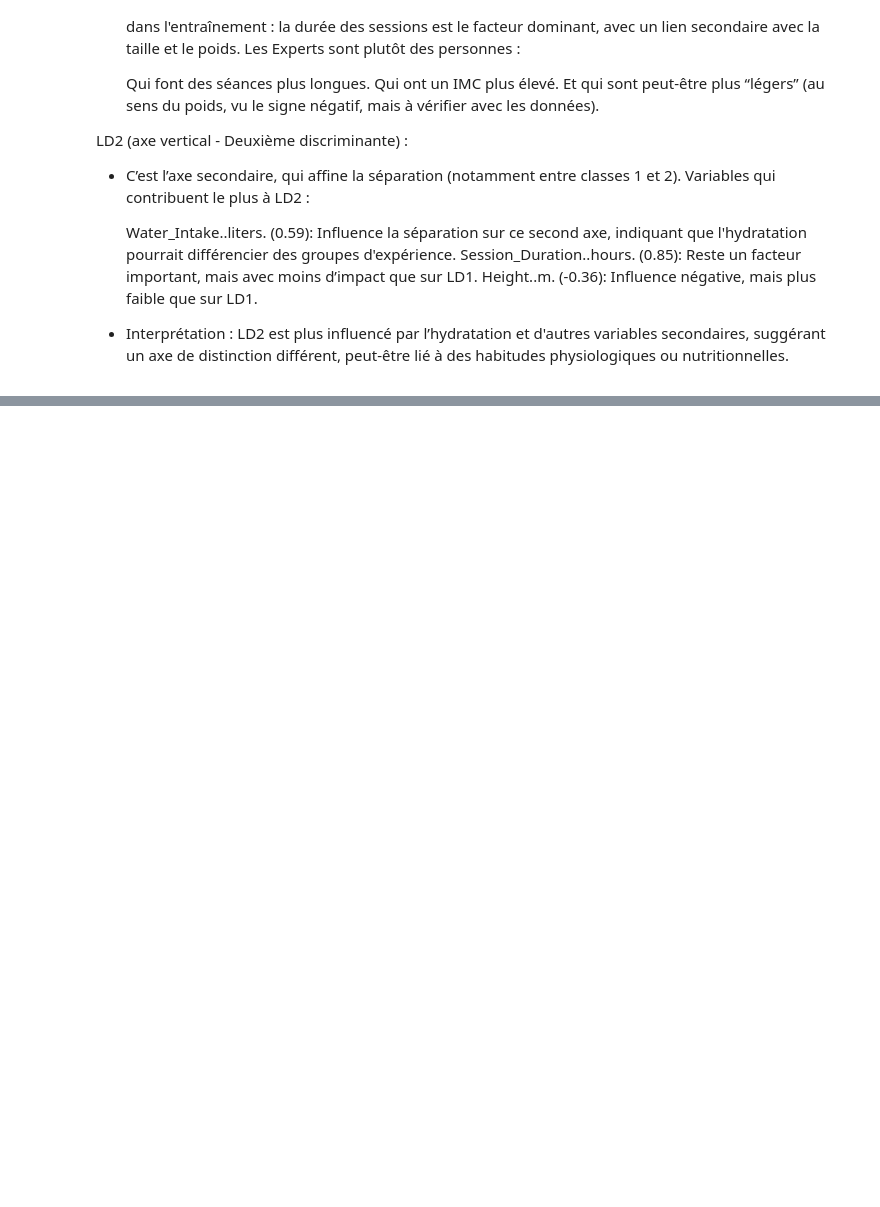
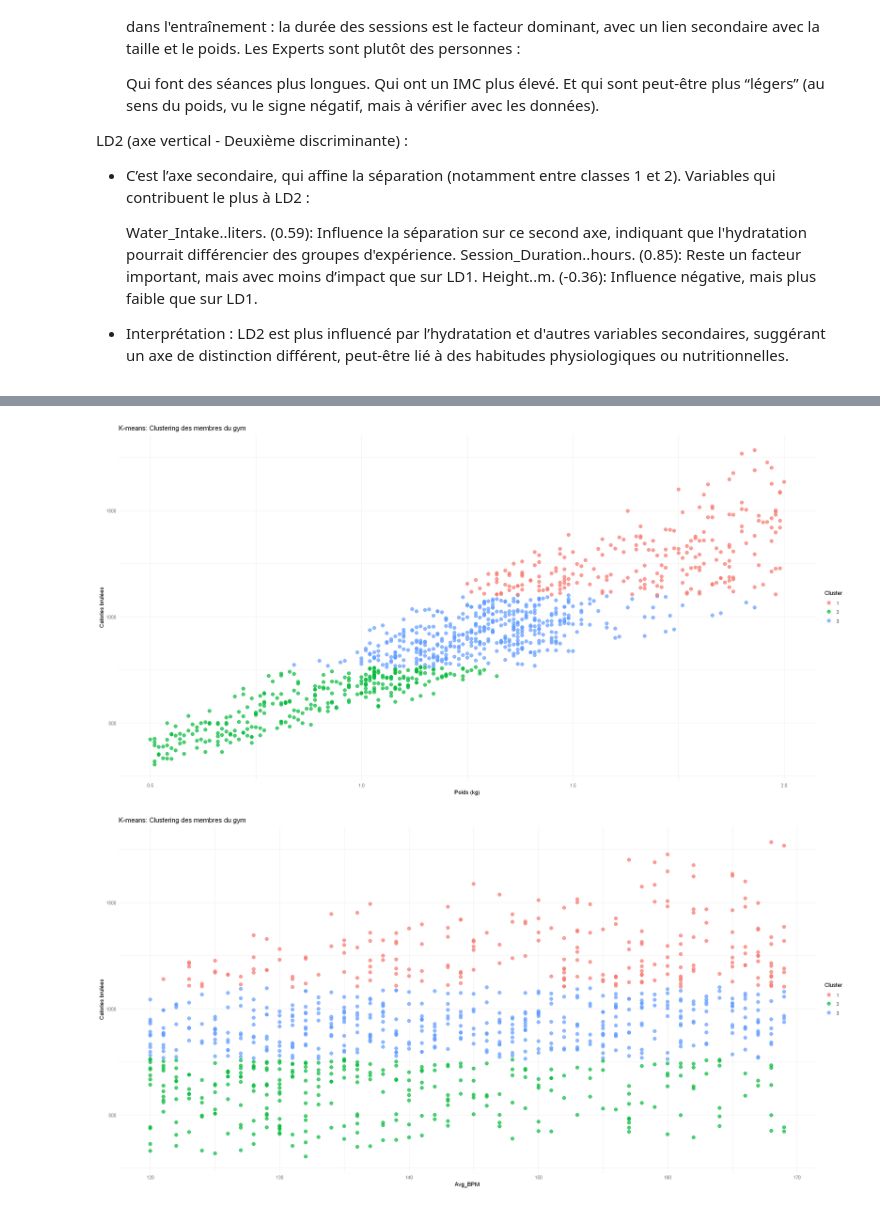
Before and after one commit to Dorianhgn/ProjetML4A, a Jupyter notebook: notebook_R.ipynb, the cells around one changed output, grey strips where cells are left out. Saved outputs shown, nothing was run; the diff lists cells and outputs as text; code cells hidden in the pictures; blank space fills up the shorter version.

```diff
--- a/notebook_R.ipynb
+++ b/notebook_R.ipynb
@@ -442,0 +465,27 @@ LD2 est plus influencé par l’hydratation et d'autres variables secondaires, s
+# %%
+#kmeans clustering method with he gym data set with 3 clusters
+set.seed(123)
+
+kmeans_result <- kmeans(gym_quanti, centers = 3, nstart = 50)
+#kmeans_result$cluster
+
+# Create a dataframe with the quantitative variables and the cluster variable
+gym_kmeans_data <- cbind(gym_quanti, Cluster = as.factor(kmeans_result$cluster))
+
+
+ggplot(gym_kmeans_data, aes(x = Session_Duration..hours. , y = Calories_Burned, color = Cluster)) +
+    geom_point(size = 3, alpha = 0.7) +
+    labs(title = "K-means: Clustering des membres du gym",
+         x = "Poids (kg)",
+         y = "Calories brulées") +
+    theme_minimal()
+
+ggplot(gym_kmeans_data, aes(x = Avg_BPM, y = Calories_Burned, color = Cluster)) +
+    geom_point(size = 3, alpha = 0.7) +
+    labs(title = "K-means: Clustering des membres du gym",
+         x = "Avg_BPM",
+         y = "Calories brulées") +
+    theme_minimal()
+# %% [output]
+[figure, added]
+[figure, added]
```
Also changed, not shown: parts of 2 cells of this notebook.
